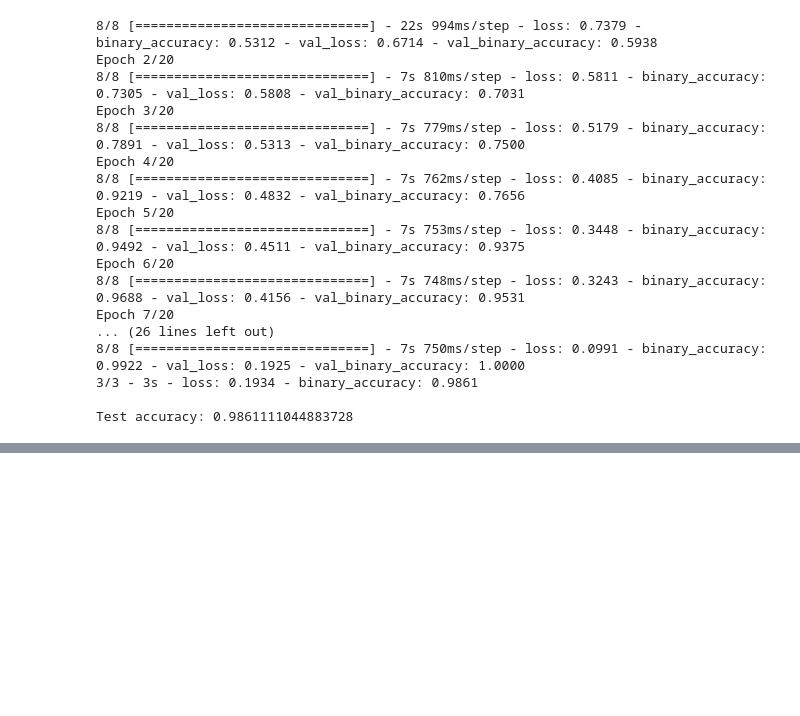
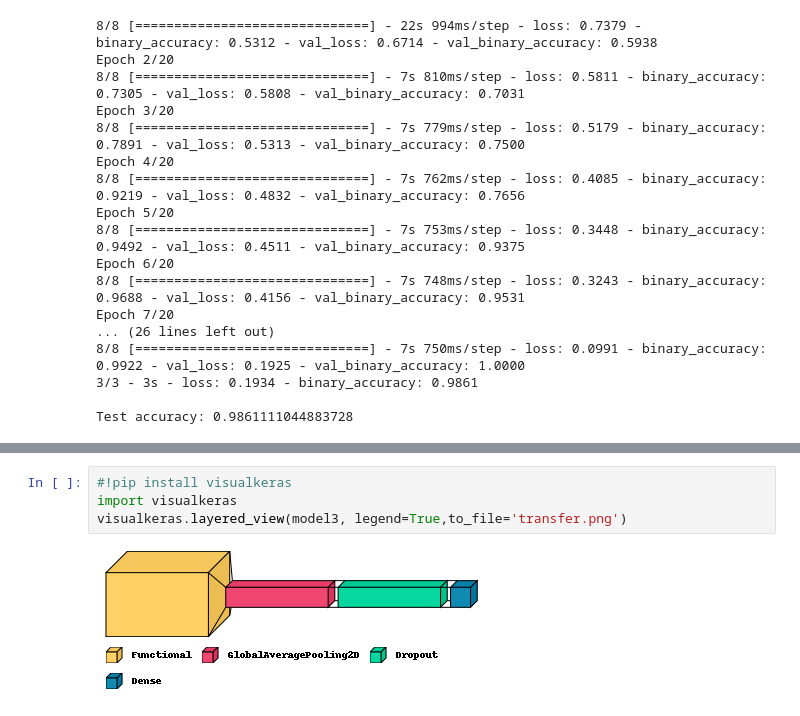
Before and after one commit to tamtam0/ist_718_project, a Jupyter notebook: project_nn_transfer.ipynb, the cells around one changed output, grey strips where cells are left out. Saved outputs shown, nothing was run; the diff lists cells and outputs as text; blank space fills up the shorter version.

Commit message:
Final Models

```diff
--- a/project_nn_transfer.ipynb
+++ b/project_nn_transfer.ipynb
@@ -273,0 +272,6 @@ Epoch 10/50
+# %%
+#!pip install visualkeras
+import visualkeras
+visualkeras.layered_view(model3, legend=True,to_file='transfer.png')
+# %% [output]
+[figure, added]
```
Also changed, not shown: parts of 3 cells of this notebook.
